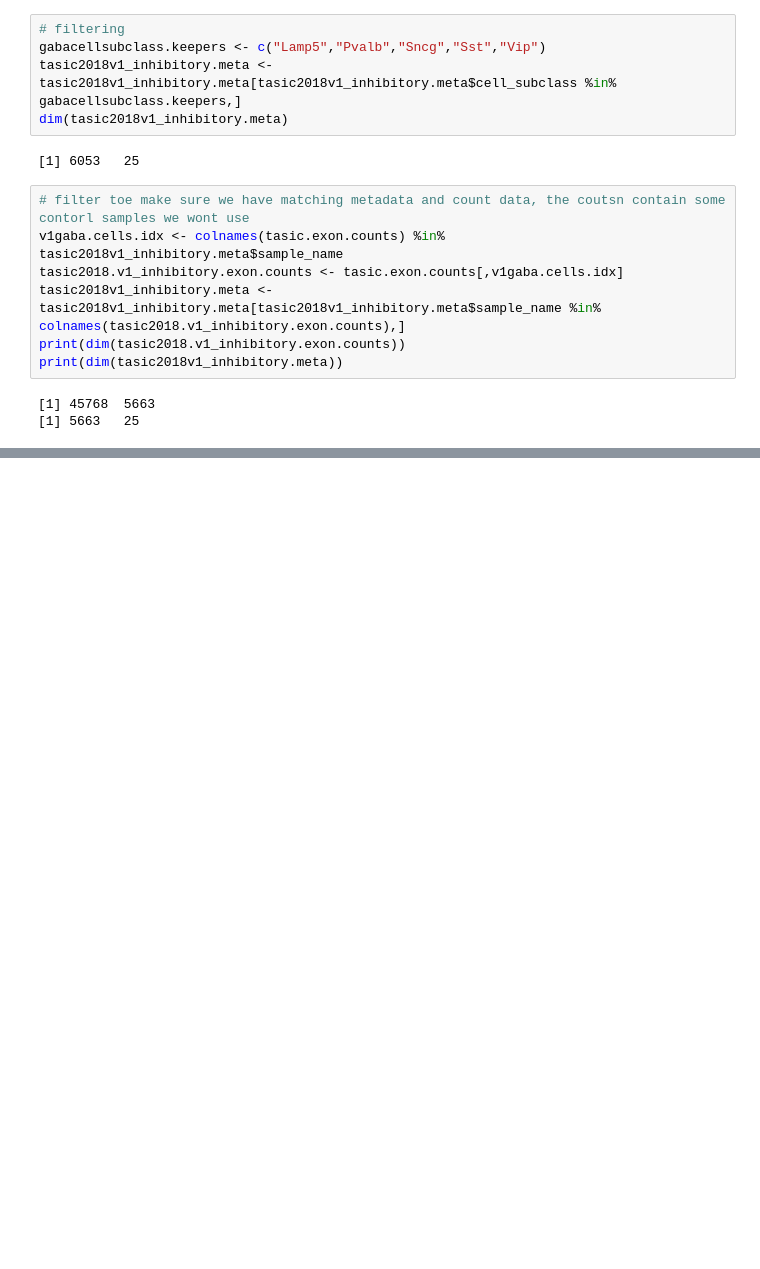
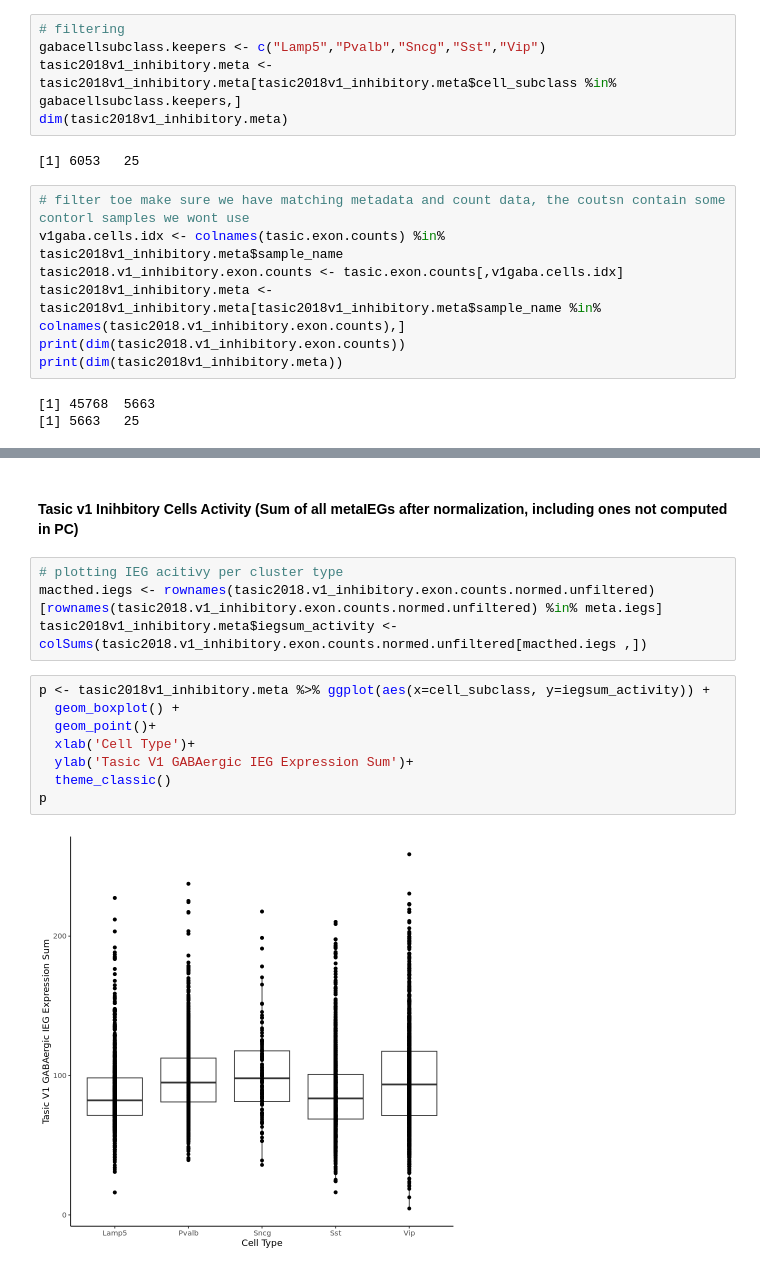
Before and after one commit to AngCamp/PavLabEngrams, a Jupyter notebook: IEG_gradients/HrvatinandTasicGradient.ipynb, the cells around one changed output, grey strips where cells are left out. Cells and saved outputs as stored; diff of their text form; blank space fills up the shorter version.

```diff
--- a/IEG_gradients/HrvatinandTasicGradient.ipynb
+++ b/IEG_gradients/HrvatinandTasicGradient.ipynb
@@ -524,0 +891,16 @@ getwd()
+# %% [markdown]
+#### Tasic v1 Inihbitory Cells Activity (Sum of all metaIEGs after normalization, including ones not computed in PC)
+# %%
+# plotting IEG acitivy per cluster type
+macthed.iegs <- rownames(tasic2018.v1_inhibitory.exon.counts.normed.unfiltered)[rownames(tasic2018.v1_inhibitory.exon.counts.normed.unfiltered) %in% meta.iegs]
+tasic2018v1_inhibitory.meta$iegsum_activity <- colSums(tasic2018.v1_inhibitory.exon.counts.normed.unfiltered[macthed.iegs ,])
+# %%
+p <- tasic2018v1_inhibitory.meta %>% ggplot(aes(x=cell_subclass, y=iegsum_activity)) +
+  geom_boxplot() +
+  geom_point()+
+  xlab('Cell Type')+
+  ylab('Tasic V1 GABAergic IEG Expression Sum')+
+  theme_classic()
+p
+# %% [output]
+[figure, added]
```
Also changed, not shown: parts of 130 cells of this notebook, 5 other files.
